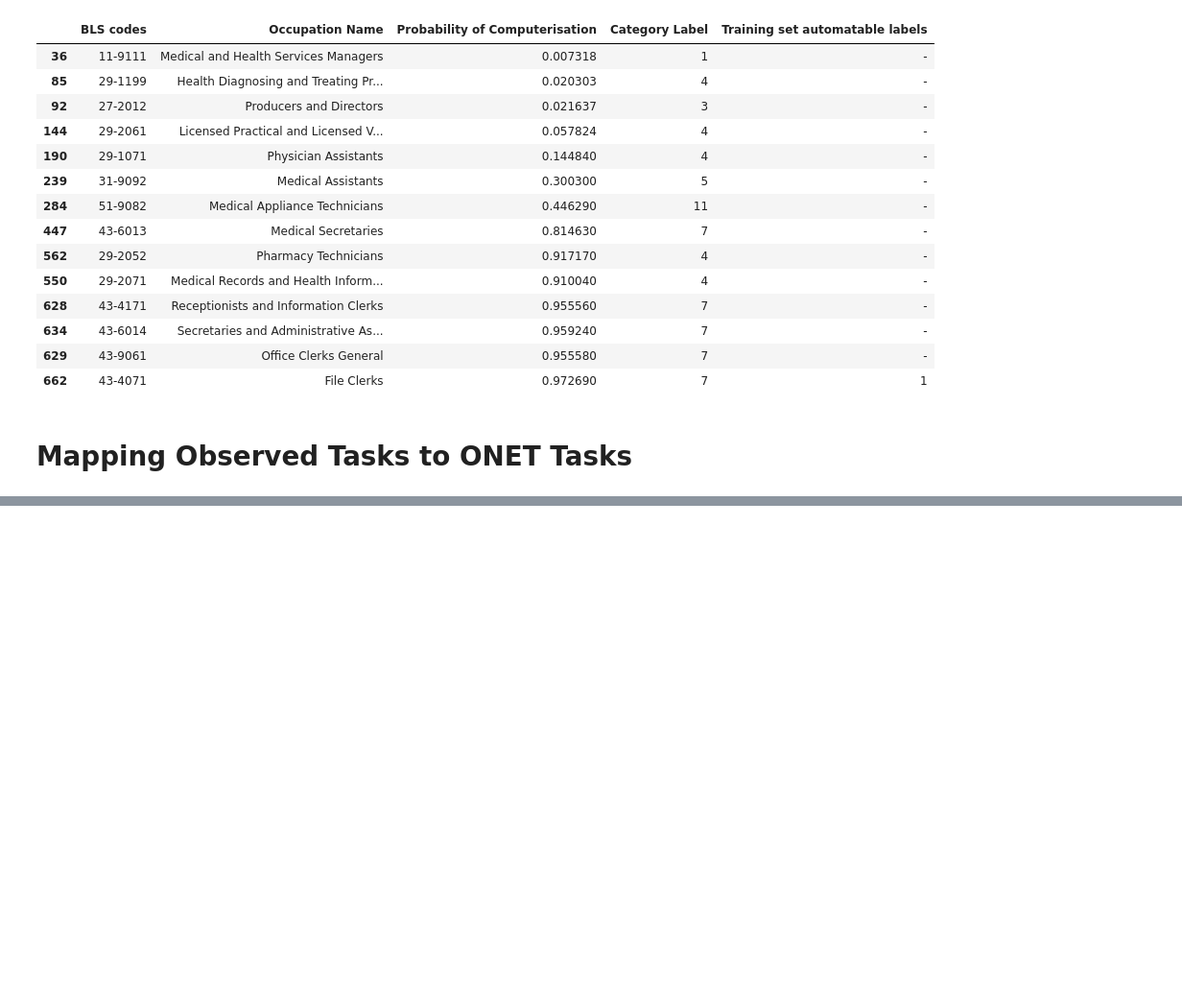
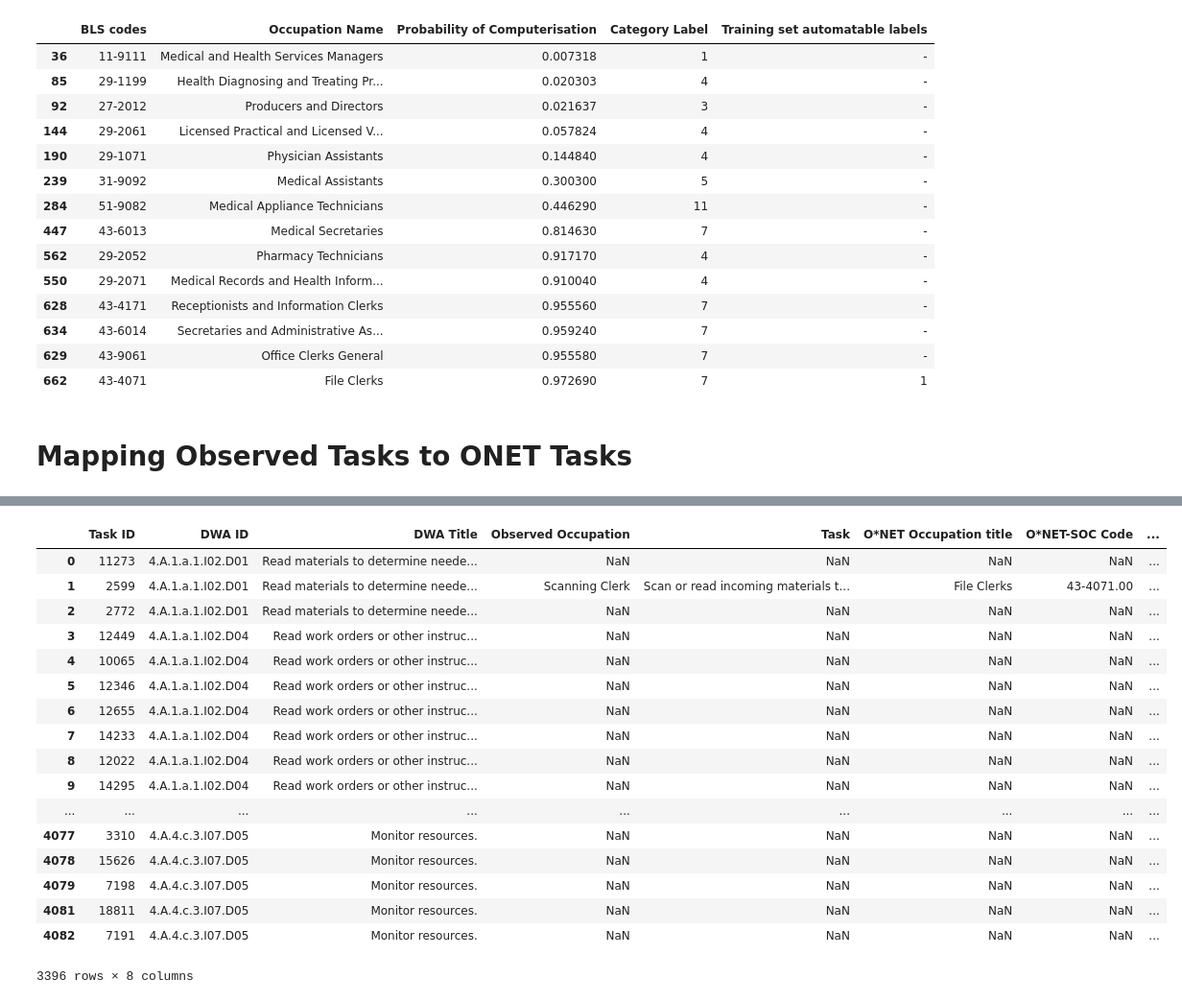
Before and after one commit to PDuckworth/FutureOf, a Jupyter notebook: FutureOfHealthcare/occupation_onet_variables.ipynb, the cells around one changed output, grey strips where cells are left out. Shown at 96% size. Saved outputs shown, nothing was run; the diff lists cells and outputs as text; code cells hidden in the pictures; blank space fills up the shorter version.

```diff
--- a/FutureOfHealthcare/occupation_onet_variables.ipynb
+++ b/FutureOfHealthcare/occupation_onet_variables.ipynb
@@ -684,3 +699,16 @@ df_tasks = df_tasks[cols]
 df_tasks.sort_values(by = 'Observed Occupation')
 output_doc = os.path.join(datasets, 'FoHC/Observed_task_mappings.csv')
 df_tasks.to_csv(output_doc)
+# %%
+len(matts_data['Task'].unique())
+# matts_tasks
+
+# Match these to ONET Task IDs or to DWA's
+
+#Task DWAs (detailed work activitiy code):
+taskDWA = pd.read_table(os.path.join(datasets, 'databases/db2016/Tasks to DWAs.txt'), sep='\t')
+taskDWA = taskDWA[['Task ID', 'DWA ID']]
+
+print taskDWA.shape, "UNIQUE DWA: ", len(taskDWA['DWA ID'].unique())
+df_tasks_dwa = pd.merge(df_tasks, taskDWA, how='left', left_on=['Task ID'], right_on = ['Task ID'])
+df_tasks_dwa
@@ -686,0 +735,7 @@ df_tasks.to_csv(output_doc)
+# %%
+
+## ADD DWA and IWA titles:
+DWAref = pd.read_table(os.path.join(datasets, 'databases/db2016/DWA Reference.txt'), sep='\t')[['DWA ID', 'DWA Title']]
+df_tasks_dwa2 = pd.merge(df_tasks_dwa, DWAref,  how='left', left_on=['DWA ID'], right_on = ['DWA ID'])
+df_tasks_dwa2
+# taskDWA[taskDWA['Task ID'] == 530]
@@ -686,0 +766,3 @@ df_tasks.to_csv(output_doc)
+# %%
+df_tasks_dwa3 = df_tasks_dwa2.drop_duplicates(subset=['DWA ID'], keep='first', inplace=False)
+df_tasks_dwa3
@@ -686,0 +788,39 @@ df_tasks.to_csv(output_doc)
+# %%
+# # All DWAs for Medical Occupations
+cols = ['DWA ID', 'DWA Title']
+just_medic_dwas = df_tasks_dwa3.sort_values(by = ['DWA ID']).reset_index()[cols]
+
+
+# All the medical tasks that are performed by those DWAs
+df_tasks_dwa4 = df_tasks_dwa2.drop_duplicates(subset=['DWA ID', 'Task ID'], keep='first', inplace=False)
+cols = ['DWA ID', 'DWA Title', 'Task', 'Task ID']
+tasks_for_those_dwas = df_tasks_dwa4.sort_values(by = ['DWA ID']).reset_index()[cols]
+
+
+# All tasks that are performed by those DWAs
+all_dwa_tasks = taskDWA[taskDWA['DWA ID'].isin(just_medic_dwas['DWA ID'])].sort_values(by = ['DWA ID'])
+
+df_tasks_dwa4 = pd.merge(all_dwa_tasks, DWAref, how='left', left_on=['DWA ID'], right_on = ['DWA ID'])
+
+# Fix this:
+test = pd.merge(df_tasks_dwa4, df_tasks, how='left', left_on=['Task ID'], right_on = ['Task ID'])
+test.drop_duplicates(subset=['Observed Occupation', 'Task ID'], keep='first', inplace=False)
+# %% [output]
+|  | Task ID | DWA ID | DWA Title | Observed Occupation | Task | O*NET Occupation title | O*NET-SOC Code | ... |
+| 0 | 11273 | 4.A.1.a.1.I02.D01 | Read materials to determine neede... | NaN | NaN | NaN | NaN | ... |
+| 1 | 2599 | 4.A.1.a.1.I02.D01 | Read materials to determine neede... | Scanning Clerk | Scan or read incoming materials t... | File Clerks | 43-4071.00 | ... |
+| 2 | 2772 | 4.A.1.a.1.I02.D01 | Read materials to determine neede... | NaN | NaN | NaN | NaN | ... |
+| 3 | 12449 | 4.A.1.a.1.I02.D04 | Read work orders or other instruc... | NaN | NaN | NaN | NaN | ... |
+| 4 | 10065 | 4.A.1.a.1.I02.D04 | Read work orders or other instruc... | NaN | NaN | NaN | NaN | ... |
+| 5 | 12346 | 4.A.1.a.1.I02.D04 | Read work orders or other instruc... | NaN | NaN | NaN | NaN | ... |
+| 6 | 12655 | 4.A.1.a.1.I02.D04 | Read work orders or other instruc... | NaN | NaN | NaN | NaN | ... |
+| 7 | 14233 | 4.A.1.a.1.I02.D04 | Read work orders or other instruc... | NaN | NaN | NaN | NaN | ... |
+| 8 | 12022 | 4.A.1.a.1.I02.D04 | Read work orders or other instruc... | NaN | NaN | NaN | NaN | ... |
+| 9 | 14295 | 4.A.1.a.1.I02.D04 | Read work orders or other instruc... | NaN | NaN | NaN | NaN | ... |
+| ... | ... | ... | ... | ... | ... | ... | ... | ... |
+| 4077 | 3310 | 4.A.4.c.3.I07.D05 | Monitor resources. | NaN | NaN | NaN | NaN | ... |
+| 4078 | 15626 | 4.A.4.c.3.I07.D05 | Monitor resources. | NaN | NaN | NaN | NaN | ... |
+| 4079 | 7198 | 4.A.4.c.3.I07.D05 | Monitor resources. | NaN | NaN | NaN | NaN | ... |
+| 4081 | 18811 | 4.A.4.c.3.I07.D05 | Monitor resources. | NaN | NaN | NaN | NaN | ... |
+| 4082 | 7191 | 4.A.4.c.3.I07.D05 | Monitor resources. | NaN | NaN | NaN | NaN | ... |
+3396 rows × 8 columns
```
Also changed, not shown: parts of 11 cells of this notebook.
